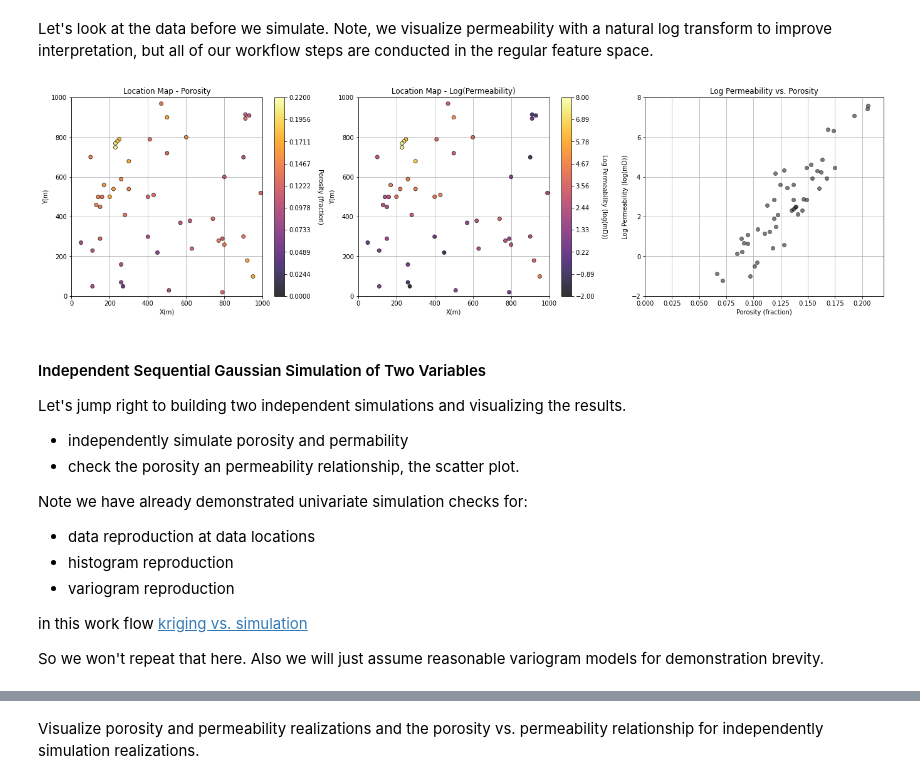
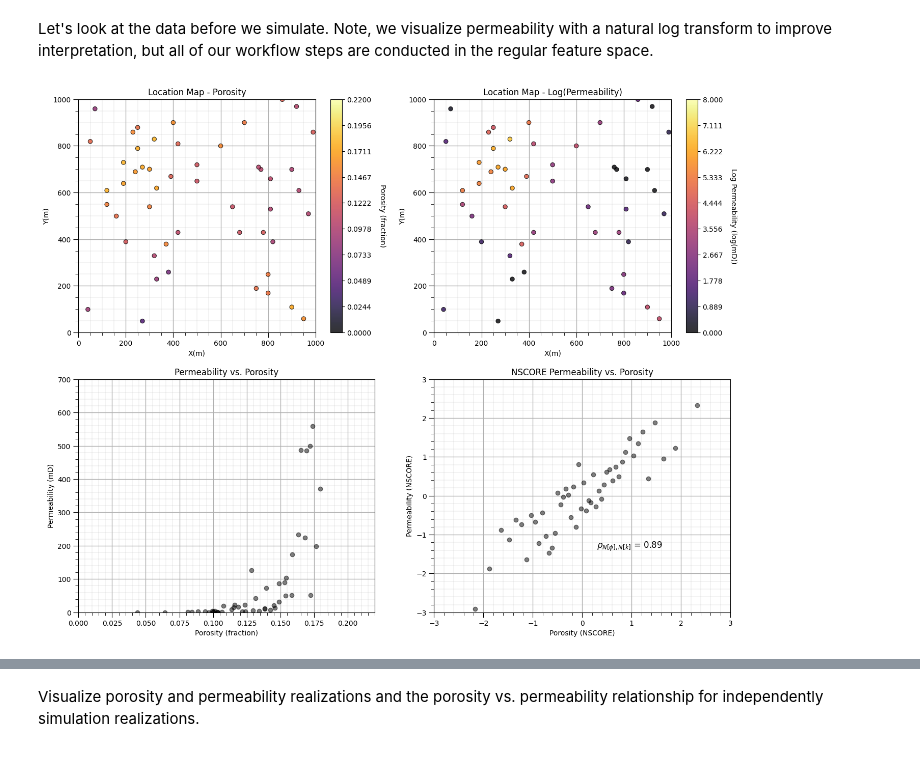
Before and after one commit to GeostatsGuy/GeostatsPyDemos, a Jupyter notebook: GeostatsPy_cosimulation.ipynb, the cells around one changed output, grey strips where cells are left out. Drawn from its saved outputs; the diff is of its cells as text; code cells hidden in the pictures.

```diff
--- a/GeostatsPy_cosimulation.ipynb
+++ b/GeostatsPy_cosimulation.ipynb
@@ -70,0 +106,5 @@ I always like to do this so I don't lose files and to simplify subsequent read a
+# %%
+def add_grid():
+    plt.gca().grid(True, which='major',linewidth = 1.0); plt.gca().grid(True, which='minor',linewidth = 0.2) # add y grids
+    plt.gca().tick_params(which='major',length=7); plt.gca().tick_params(which='minor', length=4)
+    plt.gca().xaxis.set_minor_locator(AutoMinorLocator()); plt.gca().yaxis.set_minor_locator(AutoMinorLocator()) # turn on minor ticks
@@ -75,11 +119,12 @@ I always like to do this so I don't lose files and to simplify subsequent read a
 
 Here's the command to load our comma delimited data file in to a Pandas' DataFrame object. We will also extract a limited sample to reduce data density. This way we can observe more of the heterogeneity from the simulation with the spatial continuity model, rather than mostly data driven heterogeneity.
 # %%
-#df = pd.read_csv("sample_data_MV_biased.csv")             # read a .csv file in as a DataFrame
 df = pd.read_csv(r"https://raw.githubusercontent.com/GeostatsGuy/GeoDataSets/master/sample_data_MV_biased.csv") # from Dr. Pyrcz's GitHub repo
-df = df.sample(50)                                        # extract 50 samples
-df = df.reset_index()                                     # reset the record index
-df = df.drop(['index','Unnamed: 0'],axis=1)               # remove extra columns in DataFrame
-df['logPerm'] = np.log(df['Perm'].values)                 # calculate the log of permeability
+df = df.sample(50)                                            # extract 50 samples
+df['logPerm'] = np.log(df['Perm'].values)                     # calculate the log of permeability for visualization only
+df = df.reset_index()                                         # reset the record index
+df = df[['X','Y','Porosity','Perm','logPerm']]
+df['nPorosity'] = geostats.nscore(df=df,vcol='Porosity')[0]   # Gaussian transform the features to calculate correlation
+df['nPerm'] = geostats.nscore(df=df,vcol='Perm')[0]
 df.head()
 # %% [output]
@@ -112,36 +175,28 @@ permmin = 0.0; permmax = 1500.0; logpermmin = -2; logpermmax = 8
 # %% [markdown]
 Let's look at the data before we simulate. Note, we visualize permeability with a natural log transform to improve interpretation, but all of our workflow steps are conducted in the regular feature space.
 # %%
-plt.subplot(131)                                          # plot the results
-GSLIB.locmap_st(df,'X','Y','Porosity',xmin,xmax,ymin,ymax,pormin,pormax,'Location Map - Porosity','X(m)','Y(m)','Porosity (fraction)',cmap)
-plt.grid()
+plt.subplot(221)                                              # plot porosity data
+GSLIB.locmap_st(df,'X','Y','Porosity',xmin,xmax,ymin,ymax,pormin,pormax,'Location Map - Porosity','X(m)','Y(m)',
+                'Porosity (fraction)',cmap); add_grid()
 
-plt.subplot(132)
-GSLIB.locmap_st(df,'X','Y','logPerm',xmin,xmax,ymin,ymax,logpermmin,logpermmax,'Location Map - Log(Permeability)','X(m)','Y(m)','Log Permeability (log(mD))',cmap)
-plt.grid()
+plt.subplot(222)                                              # plot log permeability data
+GSLIB.locmap_st(df,'X','Y','logPerm',xmin,xmax,ymin,ymax,logpermmin,logpermmax,'Location Map - Log(Permeability)',
+                'X(m)','Y(m)','Log Permeability (log(mD))',cmap); add_grid()
 
-plt.subplot(133)
-plt.scatter(df['Porosity'].values,df['logPerm'].values,color='black',alpha=0.5)
-plt.xlabel('Porosity (fraction)'); plt.ylabel('Log Permeability (log(mD))');plt.title('Log Permeability vs. Porosity')
-plt.xlim([pormin,pormax]); plt.ylim([logpermmin,logpermmax]); plt.grid()
+plt.subplot(223)                                              # cross plot log permeability and porosity
+plt.scatter(df['Porosity'].values,df['Perm'].values,color='black',alpha=0.5)
+plt.xlabel('Porosity (fraction)'); plt.ylabel('Permeability (mD)');plt.title('Permeability vs. Porosity')
+plt.xlim([pormin,pormax]); plt.ylim([permmin,permmax]); add_grid()
 
-plt.subplots_adjust(left=0.0, bottom=0.0, right=3.0, top=1.1, wspace=0.2, hspace=0.2); plt.show()
+plt.subplot(224)                                              # cross plot log permeability and porosity
+plt.scatter(df['nPorosity'].values,df['nPerm'].values,color='black',alpha=0.5)
+plt.xlabel('Porosity (NSCORE)'); plt.ylabel('Permeability (NSCORE)');plt.title('NSCORE Permeability vs. Porosity')
+
+corr = np.corrcoef(df['nPorosity'].values,df['nPerm'].values)[0,1]
+plt.annotate(r'$\rho_{N[\phi],N[k]}$ = ' + str(np.round(corr,2)), (0.3,-1.35),size=12)
+
+plt.xlim([nsmin,nsmax]); plt.ylim([nsmin,nsmax]); add_grid()
+
+plt.subplots_adjust(left=0.0, bottom=0.0, right=2.0, top=2.1, wspace=0.2, hspace=0.2); plt.show()
 # %% [output]
-[figure, old version]
+[figure, new version]
-# %% [markdown]
-#### Independent Sequential Gaussian Simulation of Two Variables
-
-Let's jump right to building two independent simulations and visualizing the results.
-
-* independently simulate porosity and permability
-* check the porosity an permeability relationship, the scatter plot.
-
-Note we have already demonstrated univariate simulation checks for:
-
-* data reproduction at data locations
-* histogram reproduction
-* variogram reproduction
-
-in this work flow [kriging vs. simulation](https://github.com/GeostatsGuy/PythonNumericalDemos/blob/master/GeostatsPy_kriging_vs_simulation.ipynb)
-
-So we won't repeat that here. Also we will just assume reasonable variogram models for demonstration brevity.
```
Also changed, not shown: parts of 25 cells of this notebook, 11 other files.
